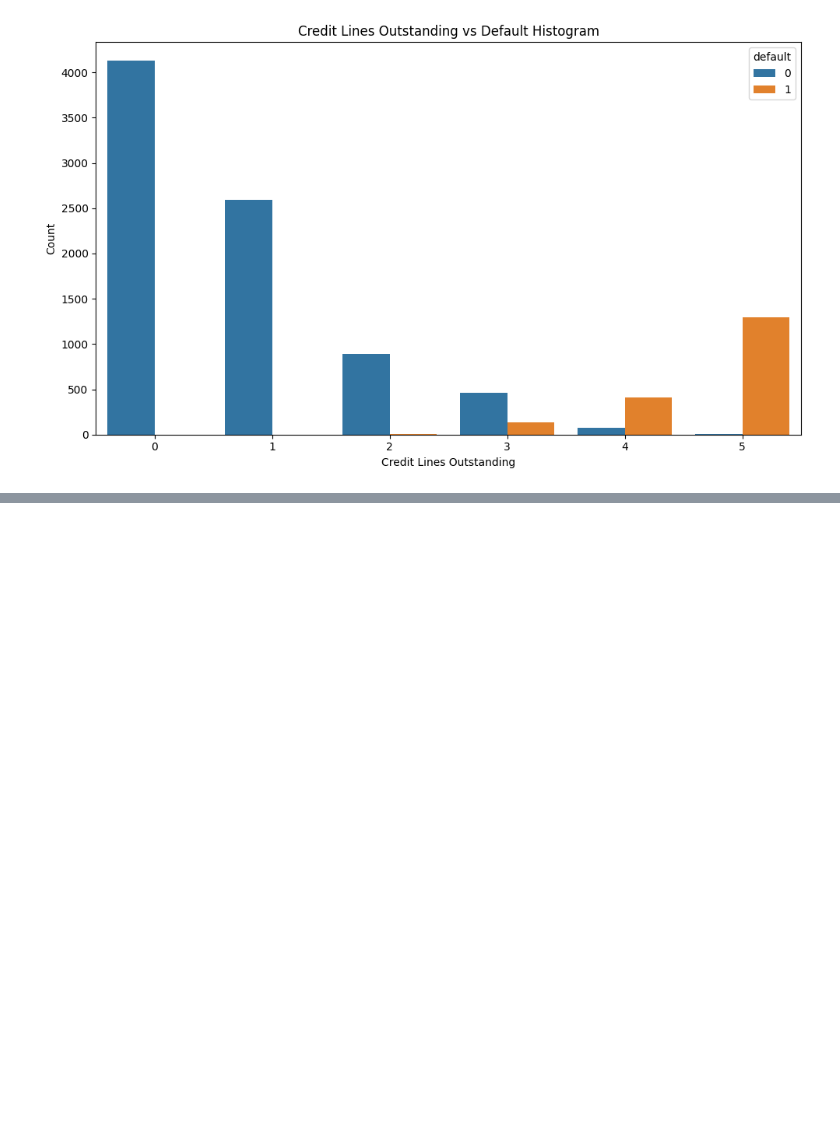
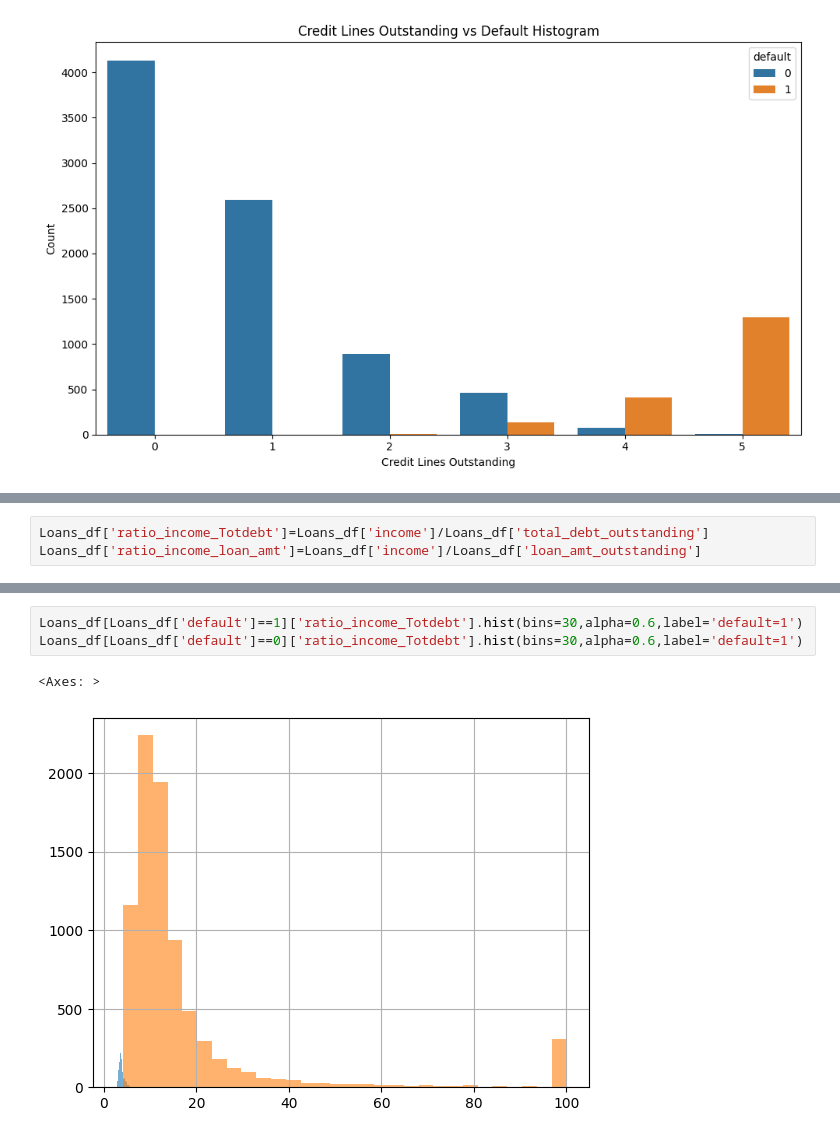
Before and after one commit to urvihp1001/JPMorganQuant, a Jupyter notebook: JPMC3.ipynb, the cells around one changed output, grey strips where cells are left out. Drawn from its saved outputs; the diff is of its cells as text; blank space fills up the shorter version.

```diff
--- a/JPMC3.ipynb
+++ b/JPMC3.ipynb
@@ -162,0 +173,3 @@ plt.tight_layout()
+# %%
+Loans_df['ratio_income_Totdebt']=Loans_df['income']/Loans_df['total_debt_outstanding']
+Loans_df['ratio_income_loan_amt']=Loans_df['income']/Loans_df['loan_amt_outstanding']
@@ -162,0 +192,6 @@ plt.tight_layout()
+# %%
+Loans_df[Loans_df['default']==1]['ratio_income_Totdebt'].hist(bins=30,alpha=0.6,label='default=1')
+Loans_df[Loans_df['default']==0]['ratio_income_Totdebt'].hist(bins=30,alpha=0.6,label='default=1')
+# %% [output]
+<Axes: >
+[figure, added]
```
Also changed, not shown: parts of 11 cells of this notebook.
